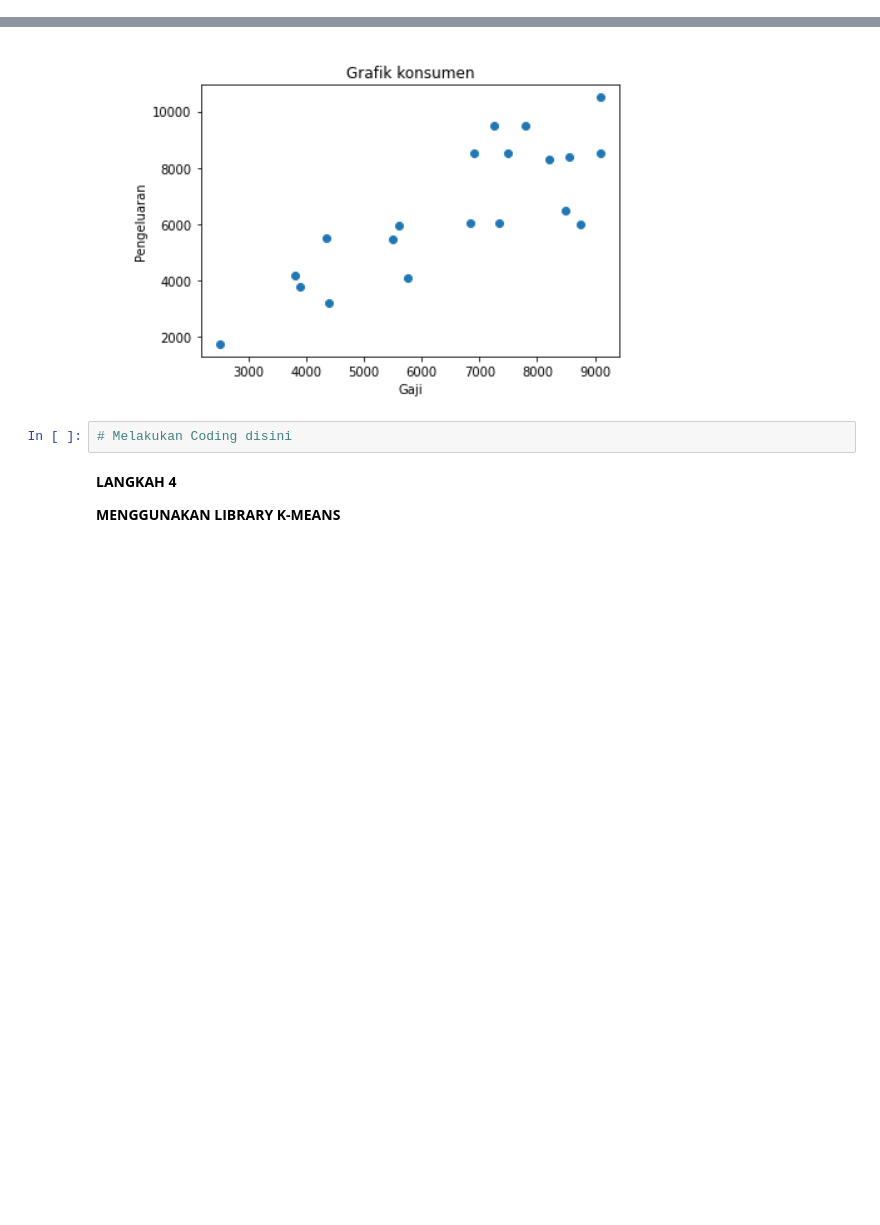
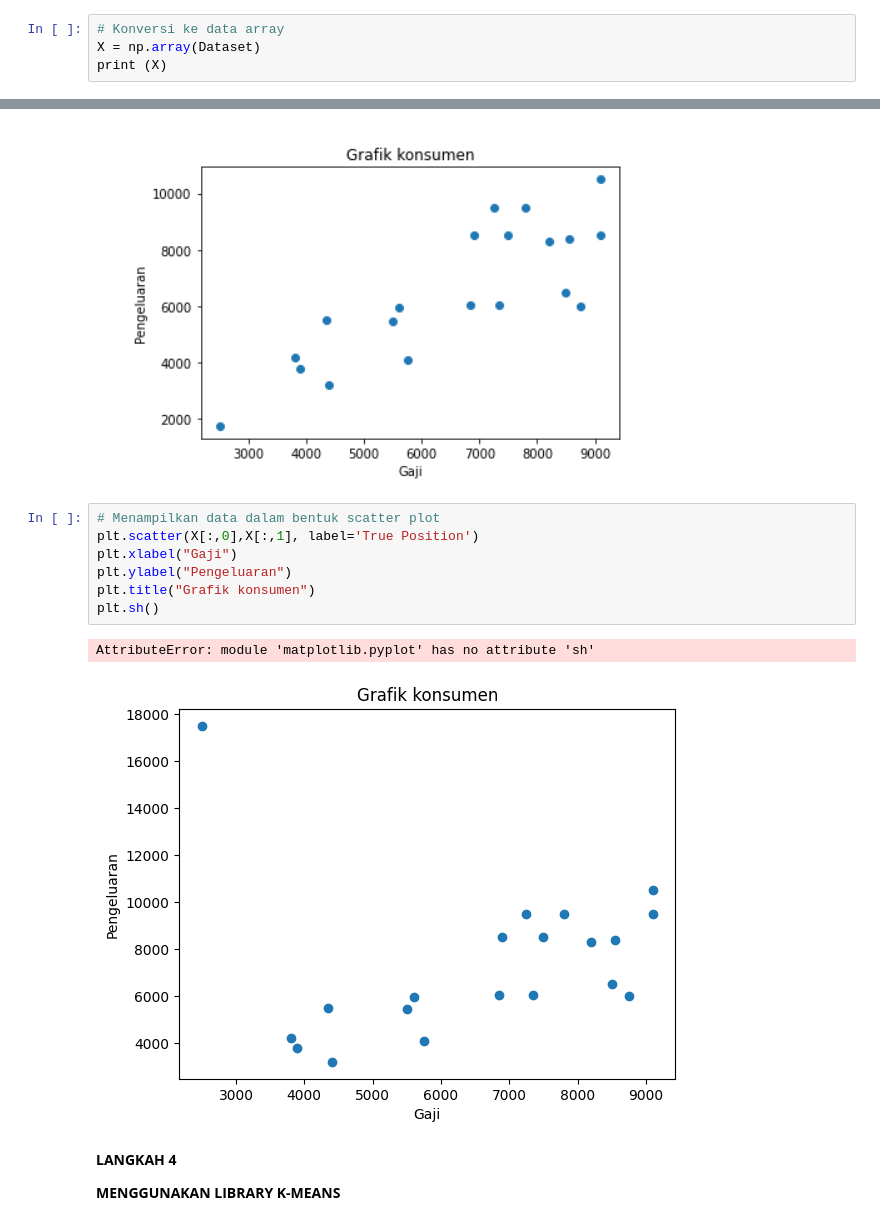
Before and after one commit to Ardiansah27/perhitungan_gaji_python, a Jupyter notebook: TUGAS_DEDE_ARDIANSAH_20221310066_AND_of_Python_Machine_Learning_For_K_Means.ipynb, the cells around one changed output, grey strips where cells are left out. Drawn from its saved outputs; the diff is of its cells as text; blank space fills up the shorter version.

```diff
--- a/TUGAS_DEDE_ARDIANSAH_20221310066_AND_of_Python_Machine_Learning_For_K_Means.ipynb
+++ b/TUGAS_DEDE_ARDIANSAH_20221310066_AND_of_Python_Machine_Learning_For_K_Means.ipynb
@@ -135,0 +134,4 @@ dataku.head()
+# %%
+# Konversi ke data array
+X = np.array(Dataset)
+print (X)
@@ -141,8 +164,16 @@ dataku.head()
 **Tampilan run**
 
 ![image.png](embedded-picture-2)
-# %%
-# Melakukan Coding disini
+# %%
+# Menampilkan data dalam bentuk scatter plot
+plt.scatter(X[:,0],X[:,1], label='True Position')
+plt.xlabel("Gaji")
+plt.ylabel("Pengeluaran")
+plt.title("Grafik konsumen")
+plt.sh()
+# %% [output]
+AttributeError: module 'matplotlib.pyplot' has no attribute 'sh'
+[figure, added]
 # %% [markdown]
 **LANGKAH 4**
 
```
Also changed, not shown: parts of 8 cells of this notebook.
